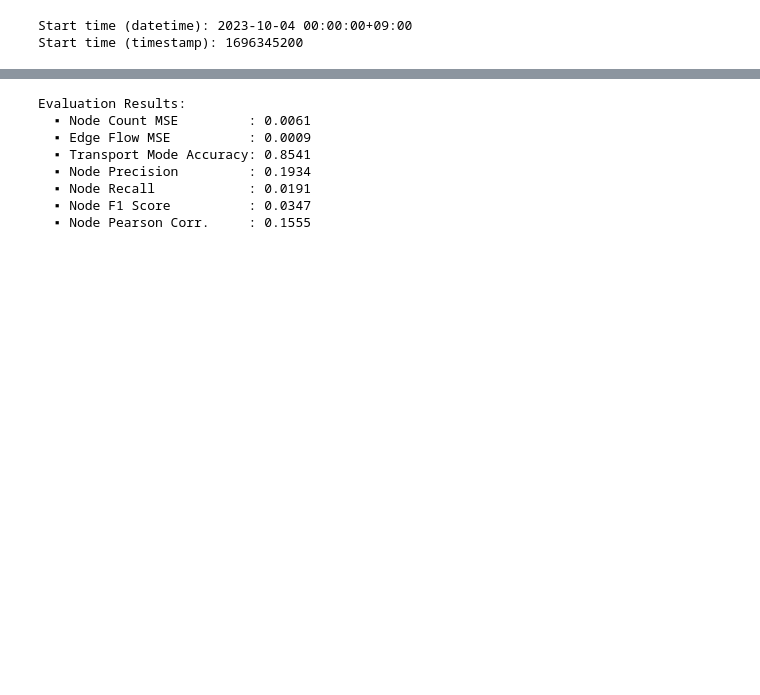
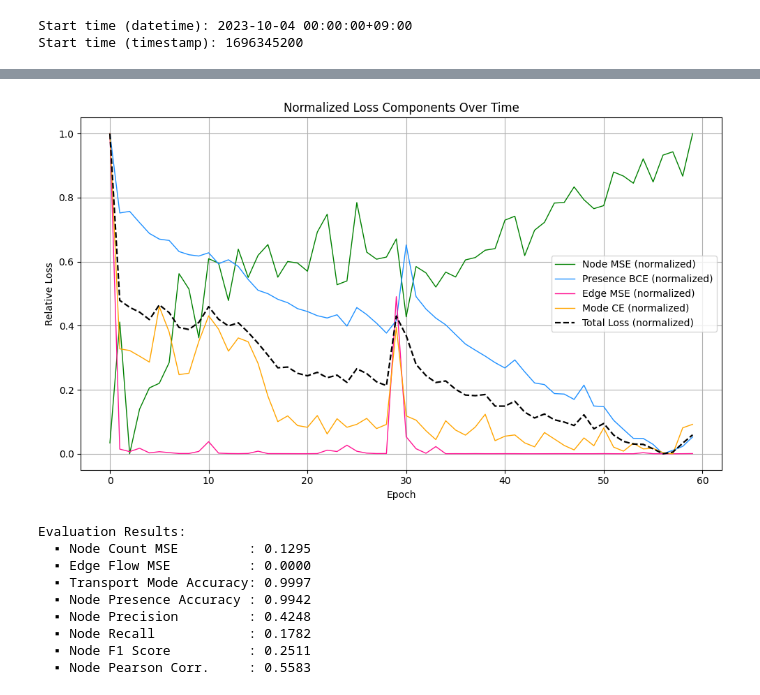
Before and after one commit to michelegiampaolo/mobility-seoul, a Jupyter notebook: Data/mobility_model.ipynb, the cells around one changed output, grey strips where cells are left out. Cells and saved outputs as stored; diff of their text form; code cells hidden in the pictures; blank space fills up the shorter version.

```diff
--- a/Data/mobility_model.ipynb
+++ b/Data/mobility_model.ipynb
@@ -886,3 +1165,27 @@ plt.show()
+# %%
+norm_losses_total = (np.array(losses_total) - min(losses_total))    / (max(losses_total) - min(losses_total))
+norm_losses_mse = (np.array(losses_mse) - min(losses_mse))          / (max(losses_mse) - min(losses_mse))
+norm_losses_presence = (np.array(losses_presence) - min(losses_presence)) / (max(losses_presence) - min(losses_presence))
+norm_losses_edge = (np.array(losses_edge) - min(losses_edge)) / (max(losses_edge) - min(losses_edge))
+norm_losses_mode = (np.array(losses_mode) - min(losses_mode)) / (max(losses_mode) - min(losses_mode))
+
+plt.figure(figsize=(10, 6))
+
+plt.plot(norm_losses_mse, label="Node MSE (normalized)", linewidth=1, color='green')
+plt.plot(norm_losses_presence, label="Presence BCE (normalized)", linewidth=1, color='dodgerblue')
+plt.plot(norm_losses_edge, label="Edge MSE (normalized)", linewidth=1, color='deeppink')
+plt.plot(norm_losses_mode, label="Mode CE (normalized)", linewidth=1, color='orange')
+plt.plot(norm_losses_total, label="Total Loss (normalized)", linestyle='--', color='black', linewidth=1.6)
+plt.xlabel("Epoch")
+plt.ylabel("Relative Loss")
+plt.title("Normalized Loss Components Over Time")
+
+plt.legend()
+plt.grid(True)
+plt.tight_layout()
+plt.show()
+# %% [output]
+[figure, added]
 # %%
 from sklearn.metrics import accuracy_score, mean_squared_error, precision_score, recall_score, f1_score
 from scipy.stats import pearsonr
@@ -1001,13 +1304,14 @@ def evaluate_multitask(model, features, edge_indices, edge_features, targets, te
     print(f"  ▪ Node F1 Score          : {f1:.4f}")
     print(f"  ▪ Node Pearson Corr.     : {correlation:.4f}")
 # %%
-evaluate_multitask(model, features, edge_indices, edge_features, targets, test_bins)
+evaluate_multitask(model, features, edge_indices, edge_features, targets, test_bins, bin_context)
 # %% [output]
 Evaluation Results:
-  ▪ Node Count MSE         : 0.0061
-  ▪ Edge Flow MSE          : 0.0009
-  ▪ Transport Mode Accuracy: 0.8541
-  ▪ Node Precision         : 0.1934
-  ▪ Node Recall            : 0.0191
-  ▪ Node F1 Score          : 0.0347
-  ▪ Node Pearson Corr.     : 0.1555
+  ▪ Node Count MSE         : 0.1295
+  ▪ Edge Flow MSE          : 0.0000
+  ▪ Transport Mode Accuracy: 0.9997
+  ▪ Node Presence Accuracy : 0.9942
+  ▪ Node Precision         : 0.4248
+  ▪ Node Recall            : 0.1782
+  ▪ Node F1 Score          : 0.2511
+  ▪ Node Pearson Corr.     : 0.5583
```
Also changed, not shown: parts of 20 cells of this notebook.
